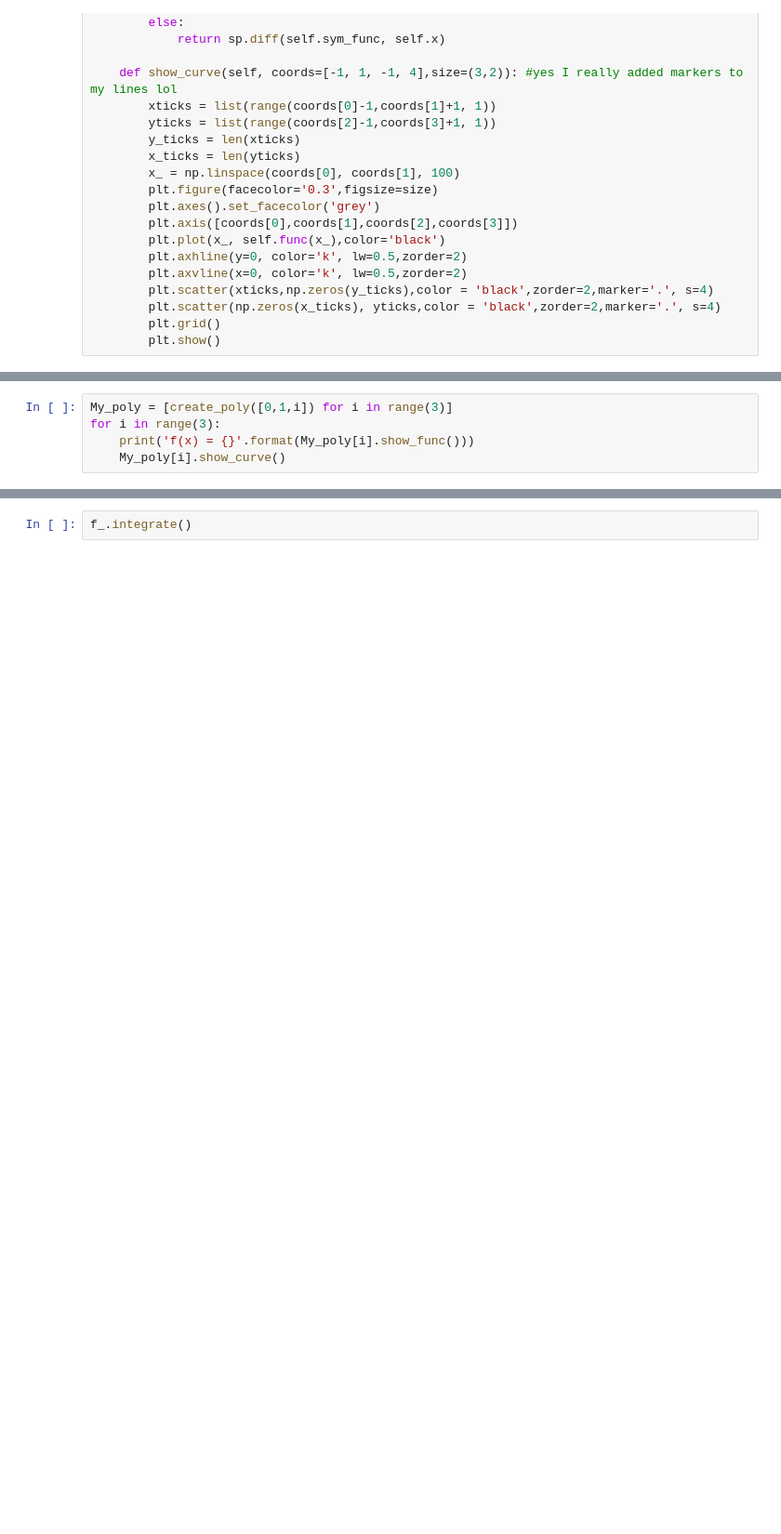
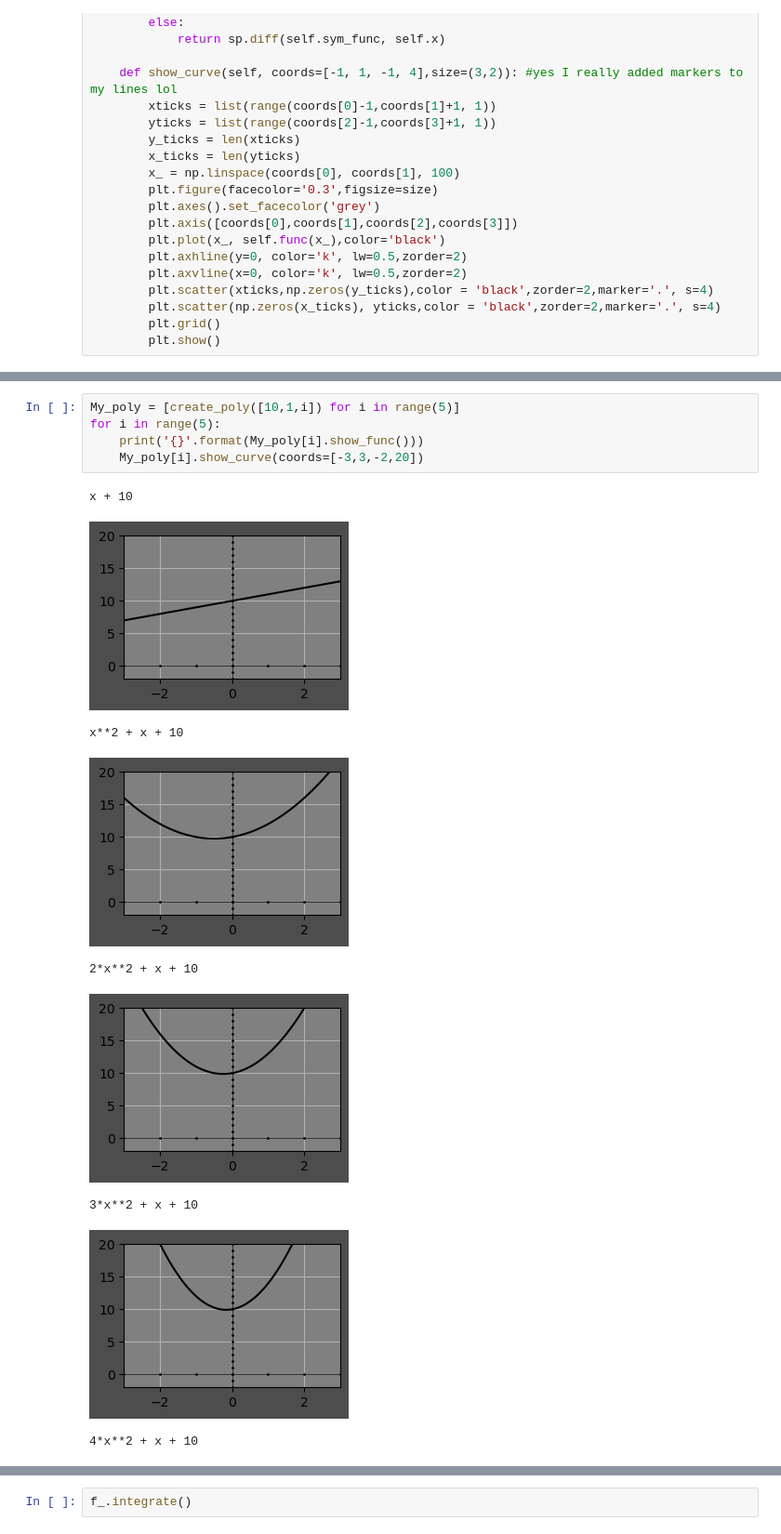
Before and after one commit to agentzero001/jupyter, a Jupyter notebook: Maths topics/Calculus/Untitled.ipynb, the cells around one changed output, grey strips where cells are left out. Shown at 93% size. Cells and saved outputs as stored; diff of their text form; blank space fills up the shorter version.

```diff
--- a/Maths topics/Calculus/Untitled.ipynb
+++ b/Maths topics/Calculus/Untitled.ipynb
@@ -145,5 +140,0 @@ def create_poly(L):
-# %%
-My_poly = [create_poly([0,1,i]) for i in range(3)]
-for i in range(3):
-    print('f(x) = {}'.format(My_poly[i].show_func()))
-    My_poly[i].show_curve()
@@ -161,0 +145,15 @@ $\displaystyle 3 x^{2}$
+# %%
+My_poly = [create_poly([10,1,i]) for i in range(5)]
+for i in range(5):
+    print('{}'.format(My_poly[i].show_func()))
+    My_poly[i].show_curve(coords=[-3,3,-2,20])
+# %% [output]
+x + 10
+[figure, added]
+x**2 + x + 10
+[figure, added]
+2*x**2 + x + 10
+[figure, added]
+3*x**2 + x + 10
+[figure, added]
+4*x**2 + x + 10
```
Also changed, not shown: parts of 7 cells of this notebook.
